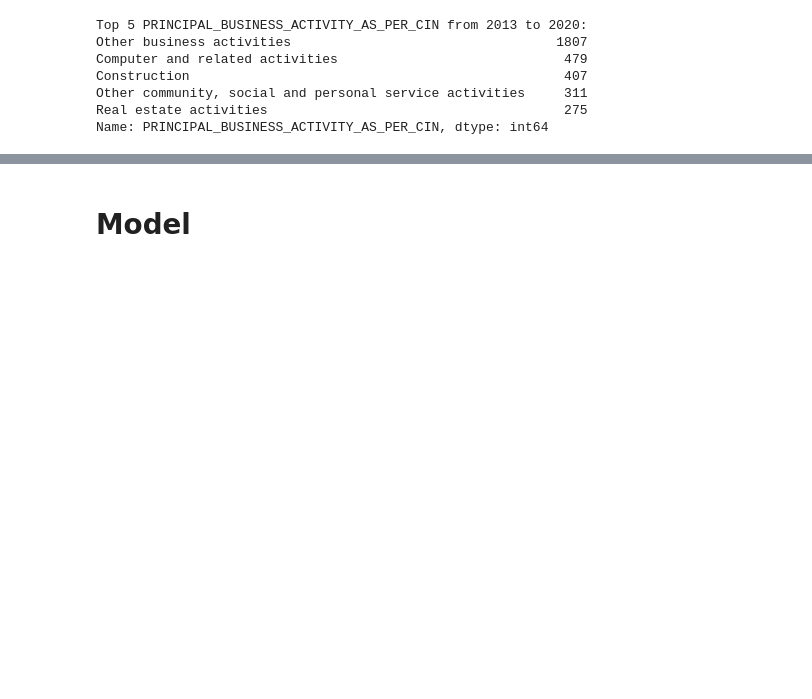
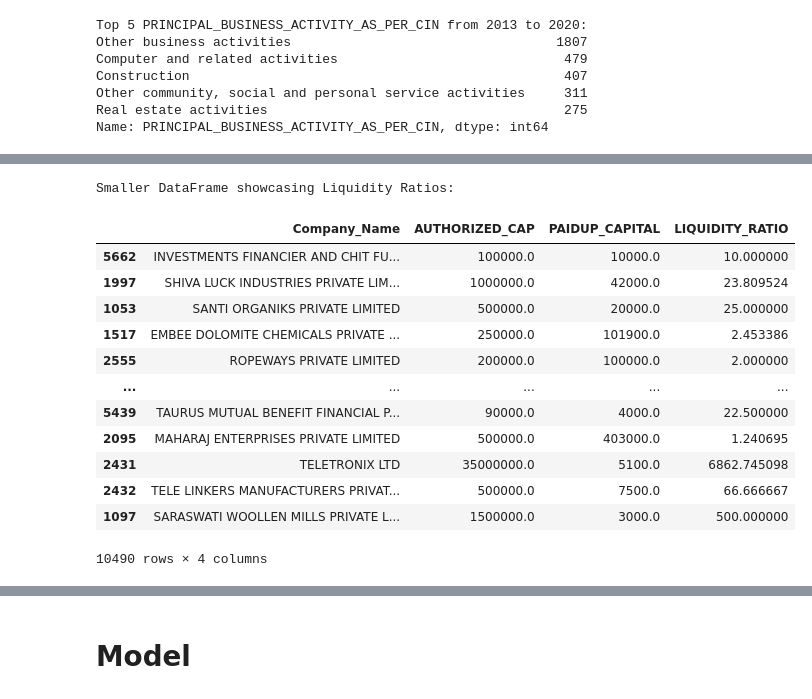
Before and after one commit to Soumiksb06/Statewise-business-comparison-and-forecast, a Jupyter notebook: UK_Companies.ipynb, the cells around one changed output, grey strips where cells are left out. Cells and saved outputs as stored; diff of their text form; code cells hidden in the pictures; blank space fills up the shorter version.

```diff
--- a/UK_Companies.ipynb
+++ b/UK_Companies.ipynb
@@ -180,3 +180,8 @@ Construction                                                407
 Other community, social and personal service activities     311
 Real estate activities                                      275
 Name: PRINCIPAL_BUSINESS_ACTIVITY_AS_PER_CIN, dtype: int64
+# %%
+# Convert columns to appropriate data types
+# Use .loc to ensure you're modifying the original DataFrame
+df.loc[:, 'AUTHORIZED_CAP'] = df['AUTHORIZED_CAP'].astype(float)
+df.loc[:, 'PAIDUP_CAPITAL'] = df['PAIDUP_CAPITAL'].astype(float)
@@ -182,0 +209,14 @@ Name: PRINCIPAL_BUSINESS_ACTIVITY_AS_PER_CIN, dtype: int64
+# %%
+# Trend analysis of Authorized capital
+# Ensure the DataFrame is sorted by the time column
+df = df.sort_values(by='Registration_Year')
+
+# Calculate the percentage change in authorized capital for each activity over time
+df['CAPITAL_CHANGE'] = df.groupby(['PRINCIPAL_BUSINESS_ACTIVITY_AS_PER_CIN', 'Registration_Year'])['AUTHORIZED_CAP'].pct_change().fillna(0)
+
+# Group by 'PRINCIPAL_BUSINESS_ACTIVITY_AS_PER_CIN' and calculate the mean of 'CAPITAL_CHANGE'
+activity_trend_df = df.groupby(['PRINCIPAL_BUSINESS_ACTIVITY_AS_PER_CIN','Registration_Year'])['CAPITAL_CHANGE'].mean().reset_index()
+
+# Print the new DataFrame with the trend analysis
+activity_trend_df2= activity_trend_df.interpolate()
+activity_trend_df2
@@ -182,0 +305,31 @@ Name: PRINCIPAL_BUSINESS_ACTIVITY_AS_PER_CIN, dtype: int64
+# %%
+# Liquidity Ratios: This calculates the liquidity ratio (authorized capital to paid-up capital) for each company.
+# It is crucial for assessing the financial health of a company.
+# Make sure 'df' is the original DataFrame or explicitly create a copy if it's a subset
+df = df.copy()
+
+# Calculate the liquidity ratio without warnings
+df.loc[:, 'LIQUIDITY_RATIO'] = df['AUTHORIZED_CAP'] / df['PAIDUP_CAPITAL']
+
+# Now, let's create a smaller DataFrame to showcase the liquidity ratios
+# Selecting relevant columns for the smaller DataFrame
+liquidity_df = df[['Company_Name', 'AUTHORIZED_CAP', 'PAIDUP_CAPITAL', 'LIQUIDITY_RATIO']].copy()
+
+# Displaying the smaller DataFrame
+print("Smaller DataFrame showcasing Liquidity Ratios:")
+liquidity_df
+# %% [output]
+Smaller DataFrame showcasing Liquidity Ratios:
+|  | Company_Name | AUTHORIZED_CAP | PAIDUP_CAPITAL | LIQUIDITY_RATIO |
+| 5662 | INVESTMENTS FINANCIER AND CHIT FU... | 100000.0 | 10000.0 | 10.000000 |
+| 1997 | SHIVA LUCK INDUSTRIES PRIVATE LIM... | 1000000.0 | 42000.0 | 23.809524 |
+| 1053 | SANTI ORGANIKS PRIVATE LIMITED | 500000.0 | 20000.0 | 25.000000 |
+| 1517 | EMBEE DOLOMITE CHEMICALS PRIVATE ... | 250000.0 | 101900.0 | 2.453386 |
+| 2555 | ROPEWAYS PRIVATE LIMITED | 200000.0 | 100000.0 | 2.000000 |
+| ... | ... | ... | ... | ... |
+| 5439 | TAURUS MUTUAL BENEFIT FINANCIAL P... | 90000.0 | 4000.0 | 22.500000 |
+| 2095 | MAHARAJ ENTERPRISES PRIVATE LIMITED | 500000.0 | 403000.0 | 1.240695 |
+| 2431 | TELETRONIX LTD | 35000000.0 | 5100.0 | 6862.745098 |
+| 2432 | TELE LINKERS MANUFACTURERS PRIVAT... | 500000.0 | 7500.0 | 66.666667 |
+| 1097 | SARASWATI WOOLLEN MILLS PRIVATE L... | 1500000.0 | 3000.0 | 500.000000 |
+10490 rows × 4 columns
```
Also changed, not shown: parts of 15 cells of this notebook.
